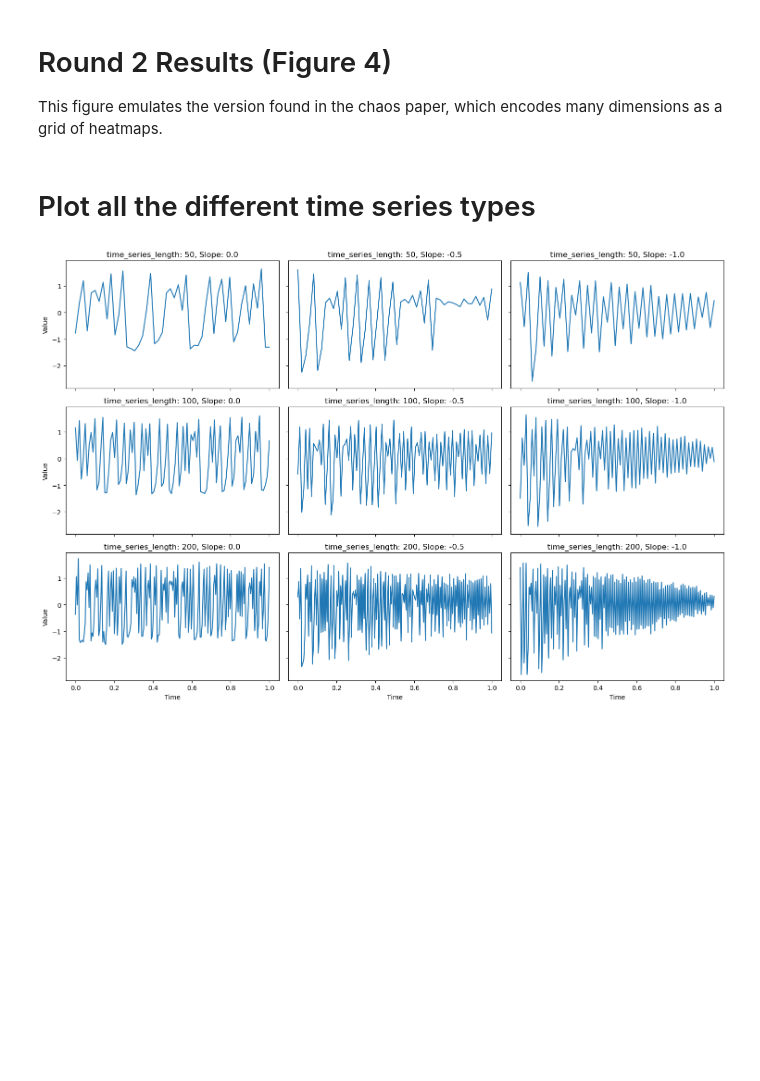
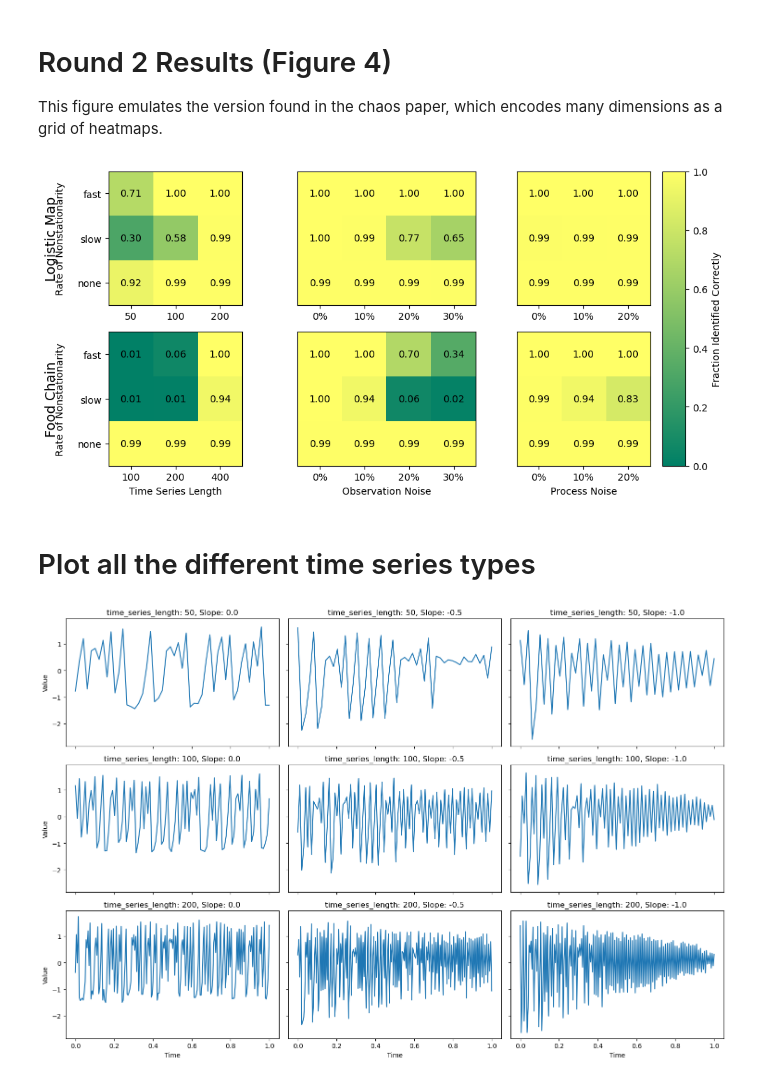
Before and after one commit to kenflat2/NS-Map, a Jupyter notebook: experiments/simulated_round_2/plot_round2_results.ipynb, the cells around one changed output. Cells and saved outputs as stored; diff of their text form; code cells hidden in the pictures; blank space fills up the shorter version.

```diff
--- a/experiments/simulated_round_2/plot_round2_results.ipynb
+++ b/experiments/simulated_round_2/plot_round2_results.ipynb
@@ -133,7 +133,7 @@ for i, model in enumerate(["logistic", "food_chain"]):
     aximage = ax_process_noise.imshow(heatmap_process_noise,vmin=0,vmax=1,cmap='summer')
 
     ax_process_noise.set_xticks(np.arange(len(experiment_params['process_noise'])))
-    ax_process_noise.set_xticklabels([f"{int(noise*100)}%" for noise in experiment_params['process_noise']])
+    ax_process_noise.set_xticklabels(["0%","10%","20%"])
 
     if model == "food_chain":
         ax_process_noise.set_xlabel(nice_variable_names[2])
@@ -165,33 +165,35 @@ for i, model in enumerate(["logistic", "food_chain"]):
         if j == 0:
             ax.set_xticklabels(variables.astype(int))
         elif j == 1:
             ax.set_xticklabels(np.array(["0%","10%","20%","30%"]))
         else:
             ax.set_xticklabels(np.array(["0%","10%"]))
         if model == "food_chain":
             ax.set_xlabel(nice_variable_names[j])
         ax.set_yticks(np.arange(3))
         ax.set_yticklabels(["none","slow","fast"])
         ax.set_ylim([-0.5,2.5])
 
         if (j == 0):
             # ax.set_ylabel(nice_model_names[i], labelpad=25, fontsize=12)
             ax.set_ylabel(nice_model_names[i], labelpad = 20, fontsize=14)
             fig.text(-0.325, 0.5, "Rate of Nonstationarity", rotation="vertical", transform=ax.transAxes,
                               horizontalalignment="right", verticalalignment="center")
         """
 
 # fig.text(0.07,0.5375,"Rate of Nonstationarity", rotation="vertical",
 #          horizontalalignment="center", verticalalignment="center", size=12 )
 # plt.tight_layout()
 # cax = plt.axes([0.905, 0.09, 0.02, 0.845])
 # fig.colorbar(aximage, cax = cax, label = "Fraction Identified Correctly")
 colorbar_ax = fig.add_subplot(grid[:,3])
 fig.colorbar(aximage, cax = colorbar_ax,
              label = "Fraction Identified Correctly",
              shrink=0.1, anchor=(1000,1))
 # plt.savefig("../Figures/round2.png", dpi=300)
 plt.savefig("../../figures_eps/round2_results/Figure_4.eps", format="eps", bbox_inches="tight")
+# %% [output]
+[figure, added]
 # %% [markdown]
 # Plot all the different time series types
 # %%
```
Also changed, not shown: parts of 3 cells of this notebook, 8 other files.
